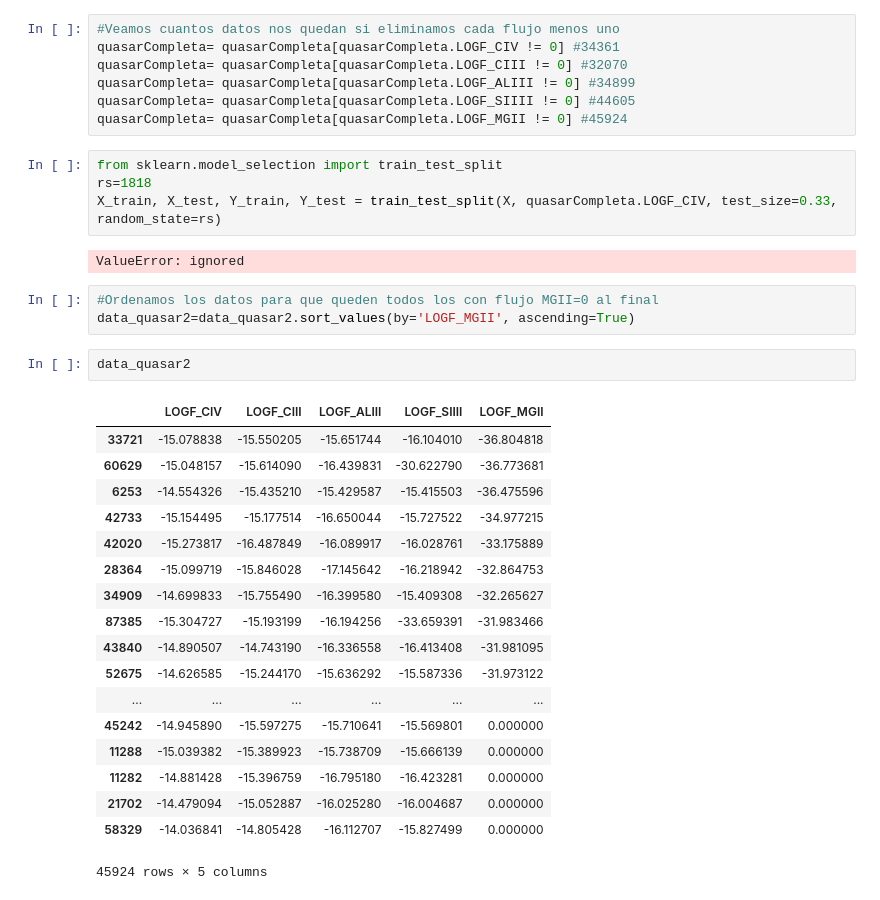
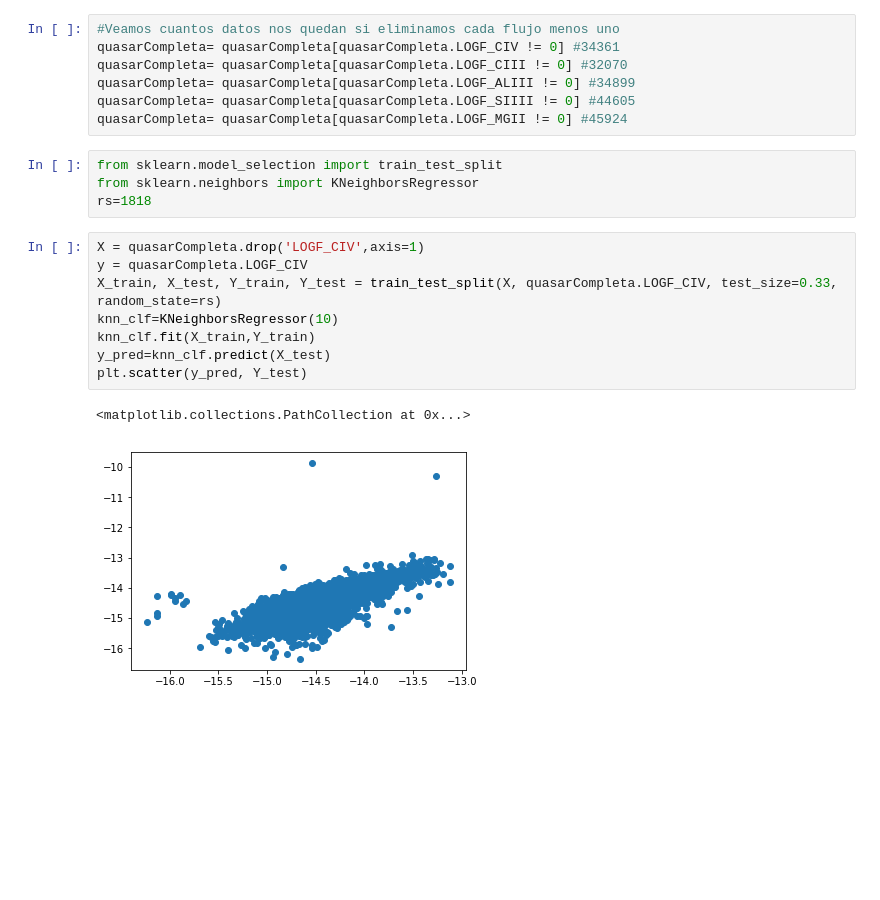
Before and after one commit to astrodatos/proyecto_aape, a Jupyter notebook: RegressionQuasar.ipynb, the cells around one changed output. Drawn from its saved outputs; the diff is of its cells as text; blank space fills up the shorter version.

```diff
--- a/RegressionQuasar.ipynb
+++ b/RegressionQuasar.ipynb
@@ -198,33 +198,18 @@ quasarCompleta= quasarCompleta[quasarCompleta.LOGF_CIII != 0] #32070
 quasarCompleta= quasarCompleta[quasarCompleta.LOGF_ALIII != 0] #34899
 quasarCompleta= quasarCompleta[quasarCompleta.LOGF_SIIII != 0] #44605
 quasarCompleta= quasarCompleta[quasarCompleta.LOGF_MGII != 0] #45924
+# %%
+from sklearn.model_selection import train_test_split
+from sklearn.neighbors import KNeighborsRegressor
+rs=1818
 # %%
-from sklearn.model_selection import train_test_split
-rs=1818
+X = quasarCompleta.drop('LOGF_CIV',axis=1)
+y = quasarCompleta.LOGF_CIV
 X_train, X_test, Y_train, Y_test = train_test_split(X, quasarCompleta.LOGF_CIV, test_size=0.33, random_state=rs)
+knn_clf=KNeighborsRegressor(10)
+knn_clf.fit(X_train,Y_train)
+y_pred=knn_clf.predict(X_test)
+plt.scatter(y_pred, Y_test)
 # %% [output]
-ValueError: ignored
+<matplotlib.collections.PathCollection at 0x...>
+[figure, added]
-# %%
-#Ordenamos los datos para que queden todos los con flujo MGII=0 al final
-data_quasar2=data_quasar2.sort_values(by='LOGF_MGII', ascending=True)
-# %%
-data_quasar2
-# %% [output]
-|  | LOGF_CIV | LOGF_CIII | LOGF_ALIII | LOGF_SIIII | LOGF_MGII |
-| 33721 | -15.078838 | -15.550205 | -15.651744 | -16.104010 | -36.804818 |
-| 60629 | -15.048157 | -15.614090 | -16.439831 | -30.622790 | -36.773681 |
-| 6253 | -14.554326 | -15.435210 | -15.429587 | -15.415503 | -36.475596 |
-| 42733 | -15.154495 | -15.177514 | -16.650044 | -15.727522 | -34.977215 |
-| 42020 | -15.273817 | -16.487849 | -16.089917 | -16.028761 | -33.175889 |
-| 28364 | -15.099719 | -15.846028 | -17.145642 | -16.218942 | -32.864753 |
-| 34909 | -14.699833 | -15.755490 | -16.399580 | -15.409308 | -32.265627 |
-| 87385 | -15.304727 | -15.193199 | -16.194256 | -33.659391 | -31.983466 |
-| 43840 | -14.890507 | -14.743190 | -16.336558 | -16.413408 | -31.981095 |
-| 52675 | -14.626585 | -15.244170 | -15.636292 | -15.587336 | -31.973122 |
-| ... | ... | ... | ... | ... | ... |
-| 45242 | -14.945890 | -15.597275 | -15.710641 | -15.569801 | 0.000000 |
-| 11288 | -15.039382 | -15.389923 | -15.738709 | -15.666139 | 0.000000 |
-| 11282 | -14.881428 | -15.396759 | -16.795180 | -16.423281 | 0.000000 |
-| 21702 | -14.479094 | -15.052887 | -16.025280 | -16.004687 | 0.000000 |
-| 58329 | -14.036841 | -14.805428 | -16.112707 | -15.827499 | 0.000000 |
-45924 rows × 5 columns
```
Also changed, not shown: parts of 20 cells of this notebook.
